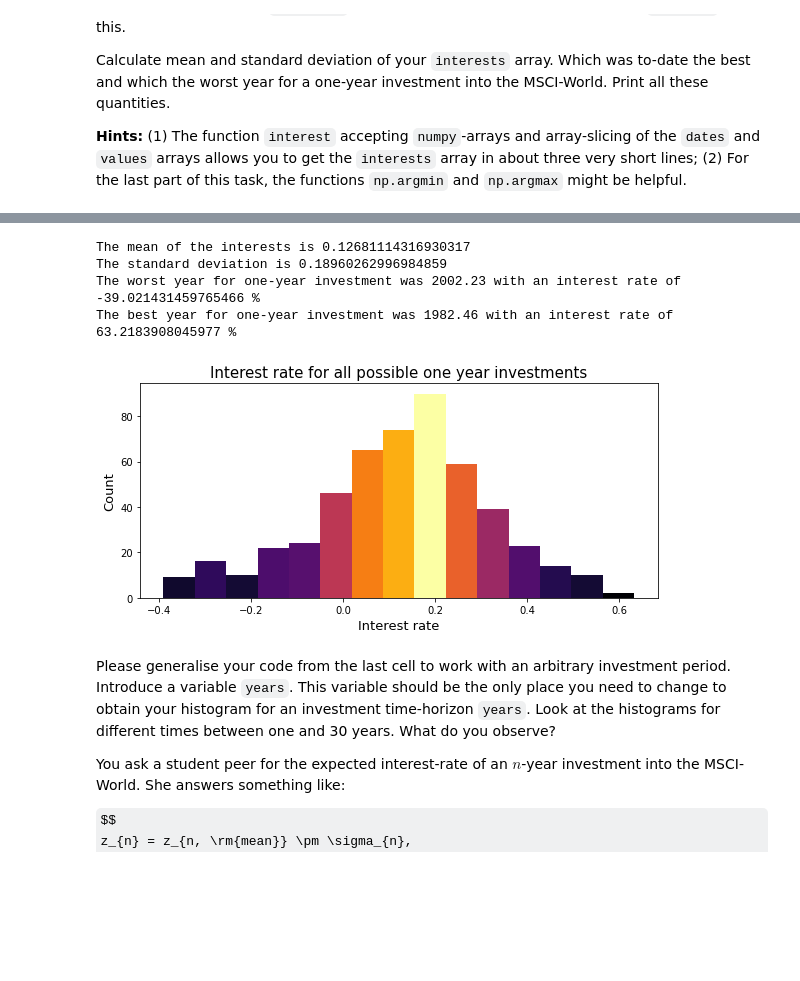
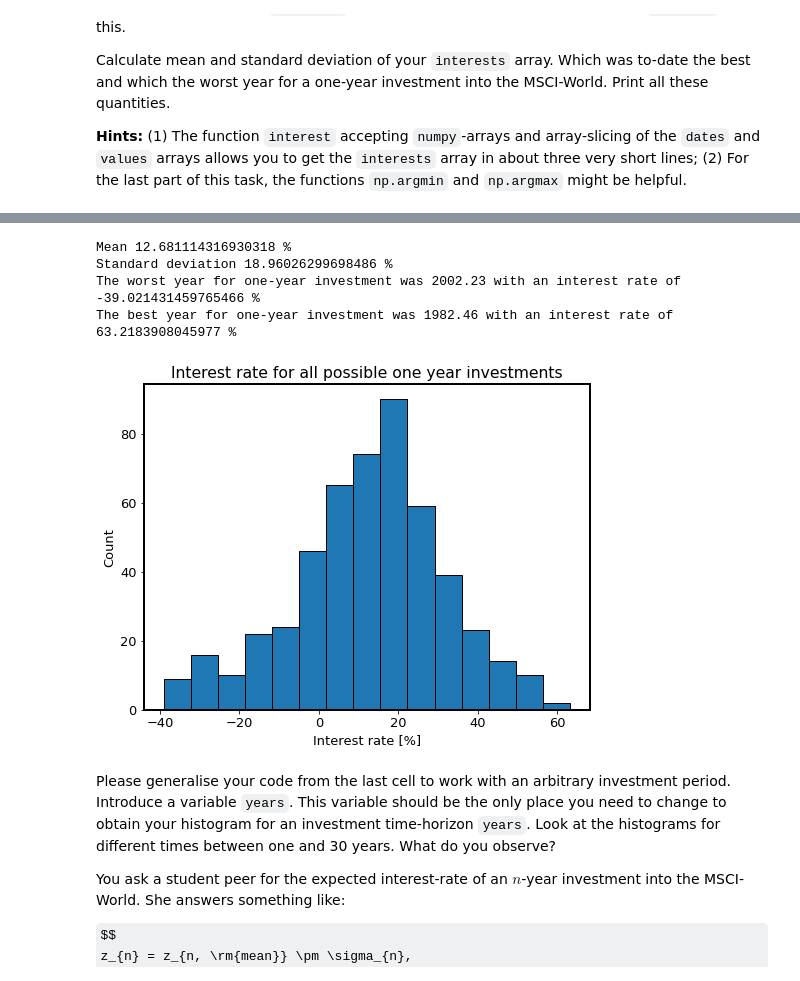
Before and after one commit to tesla1900/programming_course, a Jupyter notebook: project/Project_1.ipynb, the cells around one changed output, grey strips where cells are left out. Saved outputs shown, nothing was run; the diff lists cells and outputs as text; code cells hidden in the pictures; some formulas as TeX source; blank space fills up the shorter version.

```diff
--- a/project/Project_1.ipynb
+++ b/project/Project_1.ipynb
@@ -125,10 +127,26 @@ In charts with an exponential growth, one often gets the misleading impression t
 # %%
 # Your solution here please
 
+# for nicer plots
+plt.rcParams['font.size'] = 13
+plt.rcParams['axes.linewidth'] = 2.0
+plt.rcParams["figure.figsize"] = (8,6)
+
+# a range of values to use as input for plotting
+# the exponential compound interest
 x = np.arange(0, 44)
+
+# passing the value of interest from the function
+# defined in the previous block
 z = compound(fin, ini, t)
-plt.plot(dates, values)
-plt.plot(x + 1979, (1 + z) ** x)
+
+# plotting
+plt.plot(dates, values, label="Data points")
+plt.plot(x + 1979, (1 + z) ** x, label="Compound interest at 11%") # x+1979 because that's the starting year
 plt.yscale('log')
+plt.title("MSCI-World index in log scale")
+plt.xlabel("Year")
+plt.ylabel("MSCI-Index (dimensionless)")
+plt.legend()
 plt.grid()
 # %% [output]
@@ -200,54 +222,36 @@ Calculate mean and standard deviation of your `interests` array. Which was to-da
 # %%
 # Your solution here please
 
-# Importing some additional packages for making colorful plots
-from matplotlib import colors
-from matplotlib.ticker import PercentFormatter
+# creating a numpy array - interests
+interests = np.array([])
 
-interests = np.array([]) # declaring an interests array
+# computing interest and storing it in interests
+index = np.arange(0, len(values) - 12, 1)
+interests = interest(values[index], values[index + 12], 1)
 
-for j in range(0, int(len(dates))):
-    if j + 13 > len(dates): break
-    x = values[j]
-    y = values[j + 12]
-    n = dates[j + 12] - dates[j]
-    interests = np.append(interests, interest(x, y, n))
-
-
-x = interests
+# decalring variables for plotting
+x = interests * 100
 n_bins = 15
 
-fig, axs = plt.subplots(figsize = (8, 4), tight_layout=True)
-axs.set_title("Interest rate for all possible one year investments", fontsize = 15)
-axs.set_xlabel("Interest rate", fontsize = 13)
-axs.set_ylabel("Count", fontsize = 13)
+# plotting
+plt.hist(x, bins=n_bins, edgecolor='black')
+plt.title("Interest rate for all possible one year investments")
+plt.xlabel("Interest rate [%]")
+plt.ylabel("Count")
 
-# N is the count in each bin, bins is the lower-limit of the bin, size gives the range of the histogram
-N, bins, interval = axs.hist(x, bins=n_bins)
-
-# Color coding by height
-fracs = N / N.max()
-
-# Normalizing the data for full range of the colormap
-norm = colors.Normalize(fracs.min(), fracs.max())
-
-# Now, we'll loop through our objects and set the color of each accordingly
-for thisfrac, thisinterval in zip(fracs, interval):
-    color = plt.cm.inferno(norm(thisfrac))
-    thisinterval.set_facecolor(color)
-
-print("The mean of the interests is", np.mean(interests))
-print("The standard deviation is", np.std(interests))
+# printing mean, standard deviation, worst year and best year
+print("Mean", np.mean(interests) * 100, "%")
+print("Standard deviation", np.std(interests) * 100, "%")
 print("The worst year for one-year investment was", dates[np.argmin(interests)], "with an interest rate of",
      interests[np.argmin(interests)] * 100, "%")
 print("The best year for one-year investment was", dates[np.argmax(interests)], "with an interest rate of",
      interests[np.argmax(interests)] * 100, "%")
 # %% [output]
-The mean of the interests is 0.12681114316930317
-The standard deviation is 0.18960262996984859
+Mean 12.681114316930318 %
+Standard deviation 18.96026299698486 %
 The worst year for one-year investment was 2002.23 with an interest rate of -39.021431459765466 %
 The best year for one-year investment was 1982.46 with an interest rate of 63.2183908045977 %
-[figure, old version]
+[figure, new version]
 # %% [markdown]
 Please generalise your code from the last cell to work with an arbitrary investment period. Introduce a variable `years`. This variable should be the only place you need to change to obtain your histogram for an investment time-horizon `years`. Look at the histograms for different times between one and 30 years. What do you observe?
 
```
Also changed, not shown: parts of 14 cells of this notebook.
